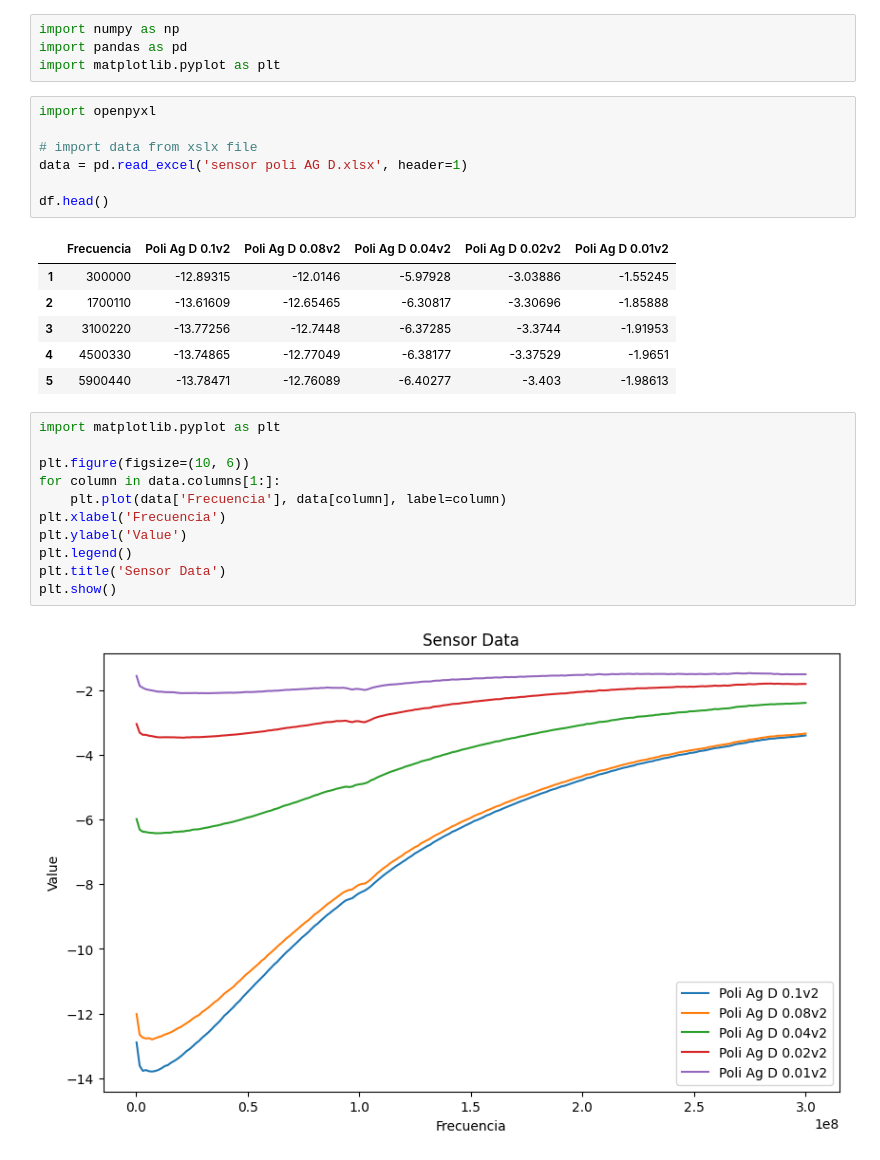
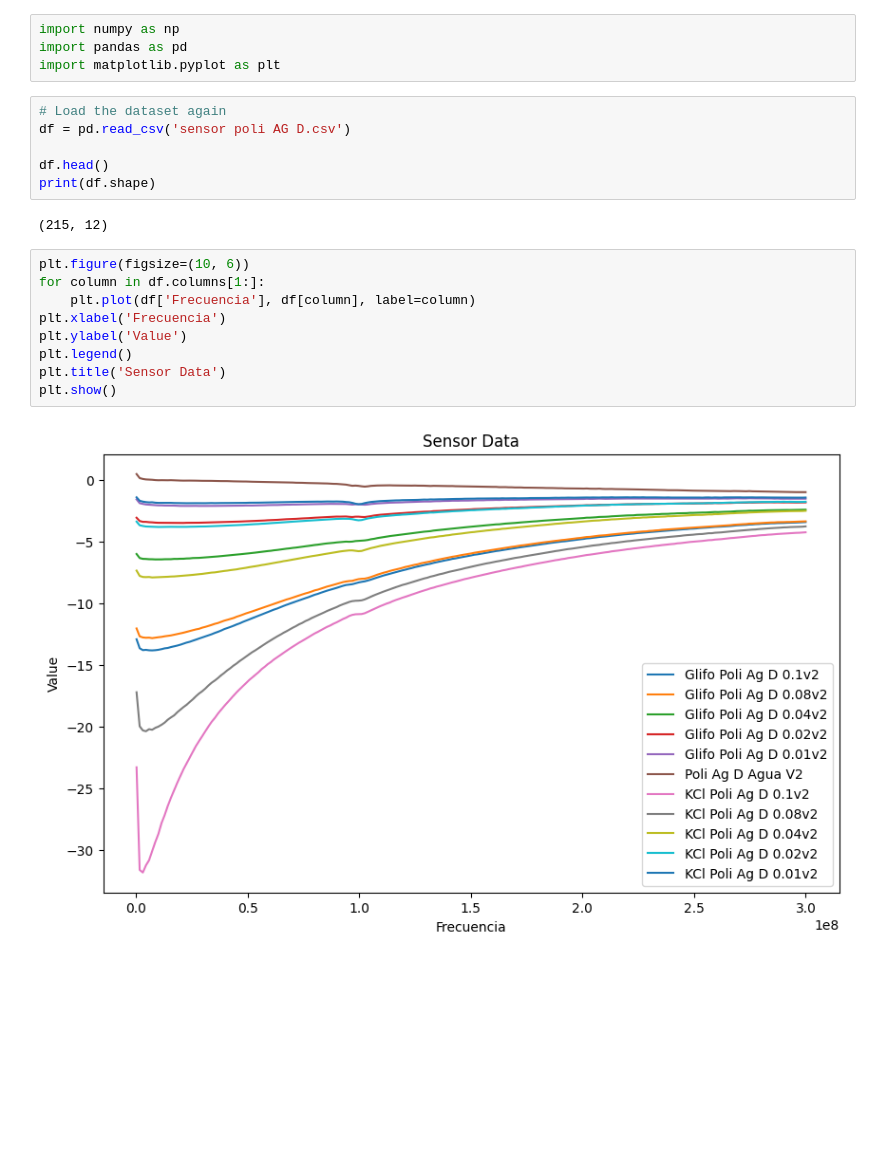
Before and after one commit to Jay-DVT/Substance-Sensor, a Jupyter notebook: MLRegression.ipynb, the cells around one changed output. Saved outputs shown, nothing was run; the diff lists cells and outputs as text; blank space fills up the shorter version.

```diff
--- a/MLRegression.ipynb
+++ b/MLRegression.ipynb
@@ -2,33 +2,25 @@
 import numpy as np
 import pandas as pd
 import matplotlib.pyplot as plt
-# %%
-import openpyxl
-
-# import data from xslx file
-data = pd.read_excel('sensor poli AG D.xlsx', header=1)
-
-df.head()
-# %% [output]
-|  | Frecuencia | Poli Ag D 0.1v2 | Poli Ag D 0.08v2 | Poli Ag D 0.04v2 | Poli Ag D 0.02v2 | Poli Ag D 0.01v2 |
-| 1 | 300000 | -12.89315 | -12.0146 | -5.97928 | -3.03886 | -1.55245 |
-| 2 | 1700110 | -13.61609 | -12.65465 | -6.30817 | -3.30696 | -1.85888 |
-| 3 | 3100220 | -13.77256 | -12.7448 | -6.37285 | -3.3744 | -1.91953 |
-| 4 | 4500330 | -13.74865 | -12.77049 | -6.38177 | -3.37529 | -1.9651 |
-| 5 | 5900440 | -13.78471 | -12.76089 | -6.40277 | -3.403 | -1.98613 |
+# %%
+# Load the dataset again
+df = pd.read_csv('sensor poli AG D.csv')
+
+df.head()
+print(df.shape)
+# %% [output]
+(215, 12)
 # %%
-import matplotlib.pyplot as plt
-
 plt.figure(figsize=(10, 6))
-for column in data.columns[1:]:
-    plt.plot(data['Frecuencia'], data[column], label=column)
+for column in df.columns[1:]:
+    plt.plot(df['Frecuencia'], df[column], label=column)
 plt.xlabel('Frecuencia')
 plt.ylabel('Value')
 plt.legend()
 plt.title('Sensor Data')
 plt.show()
 # %% [output]
-[figure, old version]
+[figure, new version]
 # %%
 from sklearn.preprocessing import PolynomialFeatures
 from sklearn.linear_model import LinearRegression
```
Also changed, not shown: parts of 5 cells of this notebook, 5 other files.
